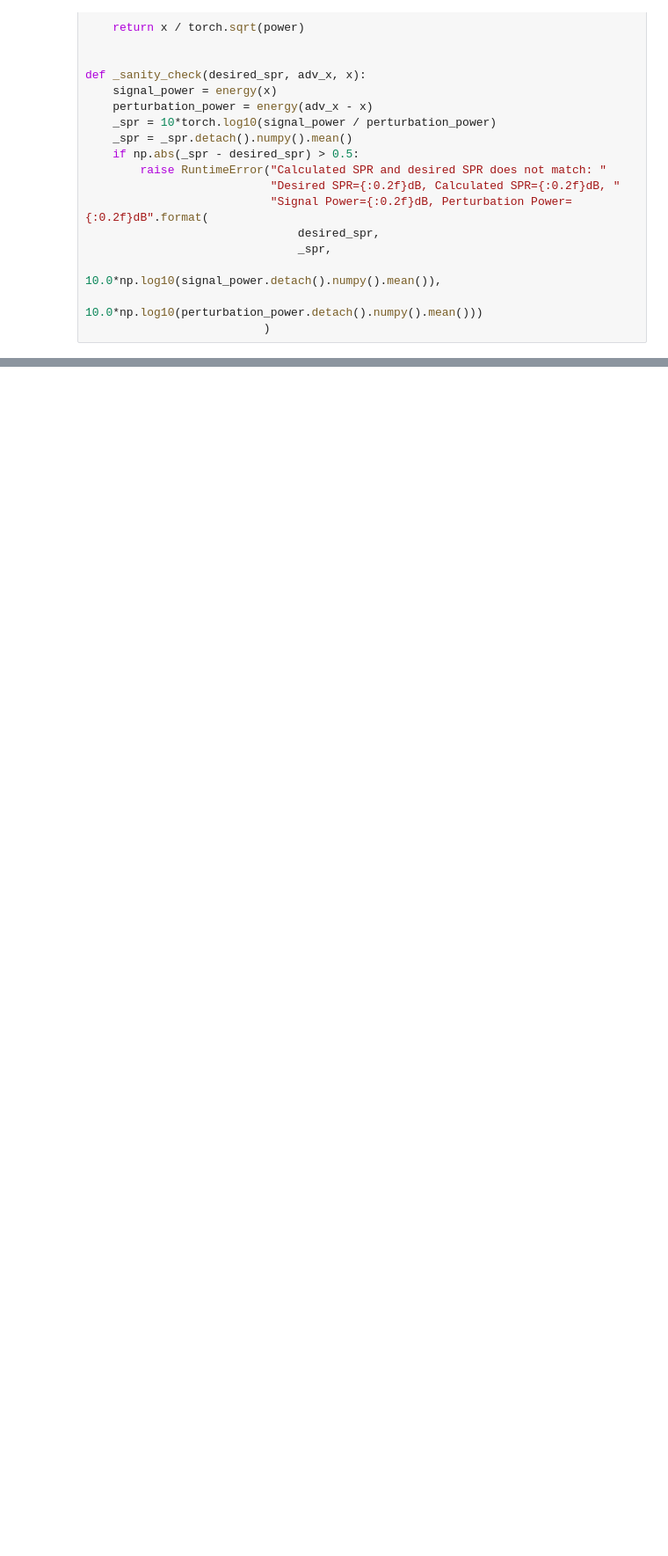
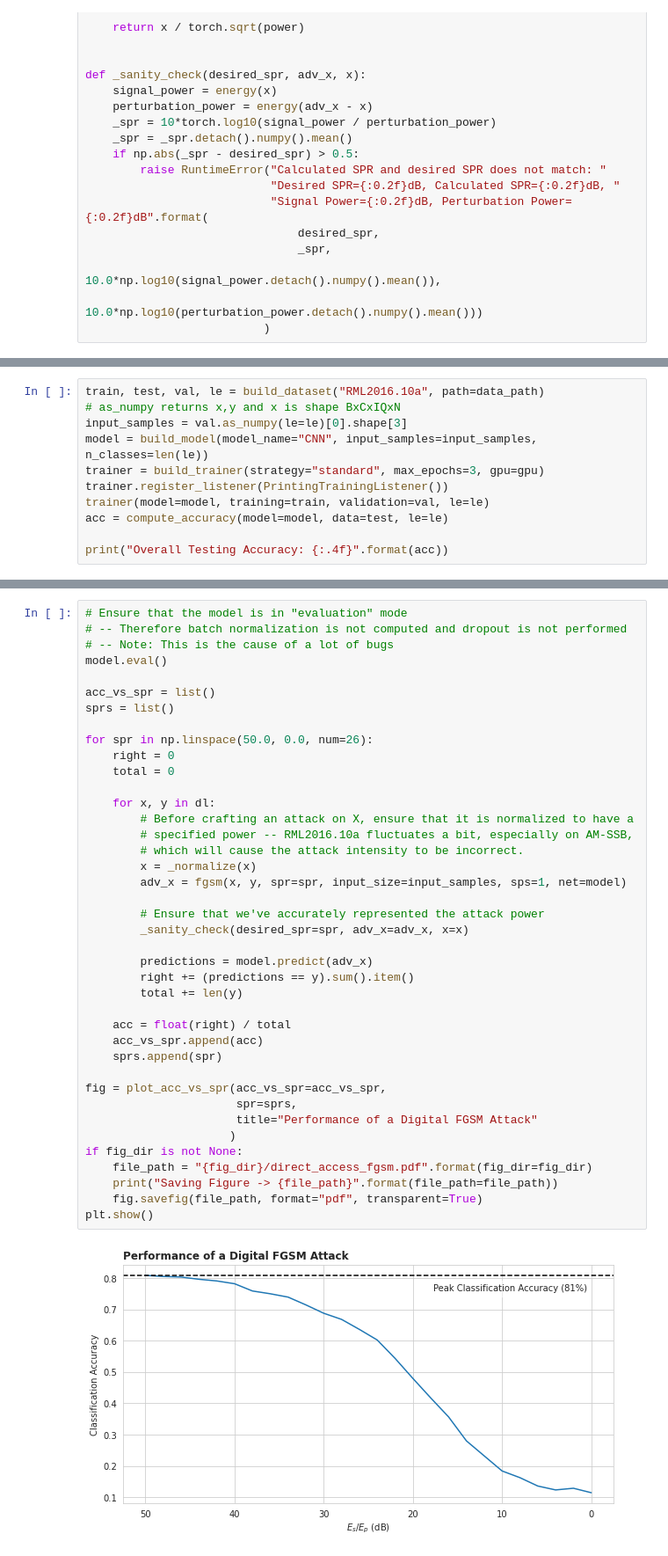
Before and after one commit to ongtiongheng/rfml, a Jupyter notebook: flower_module2_solutions_with_attack_PGP_FGSM_CNN.ipynb, the cells around one changed output, grey strips where cells are left out. Shown at 88% size. Saved outputs shown, nothing was run; the diff lists cells and outputs as text; blank space fills up the shorter version.

```diff
--- a/flower_module2_solutions_with_attack_PGP_FGSM_CNN.ipynb
+++ b/flower_module2_solutions_with_attack_PGP_FGSM_CNN.ipynb
@@ -824,0 +618,11 @@ AttributeError: ignored
+# %%
+train, test, val, le = build_dataset("RML2016.10a", path=data_path)
+# as_numpy returns x,y and x is shape BxCxIQxN
+input_samples = val.as_numpy(le=le)[0].shape[3]
+model = build_model(model_name="CNN", input_samples=input_samples, n_classes=len(le))
+trainer = build_trainer(strategy="standard", max_epochs=3, gpu=gpu)
+trainer.register_listener(PrintingTrainingListener())
+trainer(model=model, training=train, validation=val, le=le)
+acc = compute_accuracy(model=model, data=test, le=le)
+
+print("Overall Testing Accuracy: {:.4f}".format(acc))
@@ -824,0 +655,42 @@ AttributeError: ignored
+# %%
+# Ensure that the model is in "evaluation" mode
+# -- Therefore batch normalization is not computed and dropout is not performed
+# -- Note: This is the cause of a lot of bugs
+model.eval()
+
+acc_vs_spr = list()
+sprs = list()
+
+for spr in np.linspace(50.0, 0.0, num=26):
+    right = 0
+    total = 0
+
+    for x, y in dl:
+        # Before crafting an attack on X, ensure that it is normalized to have a
+        # specified power -- RML2016.10a fluctuates a bit, especially on AM-SSB,
+        # which will cause the attack intensity to be incorrect.
+        x = _normalize(x)
+        adv_x = fgsm(x, y, spr=spr, input_size=input_samples, sps=1, net=model)
+
+        # Ensure that we've accurately represented the attack power
+        _sanity_check(desired_spr=spr, adv_x=adv_x, x=x)
+
+        predictions = model.predict(adv_x)
+        right += (predictions == y).sum().item()
+        total += len(y)
+
+    acc = float(right) / total
+    acc_vs_spr.append(acc)
+    sprs.append(spr)
+
+fig = plot_acc_vs_spr(acc_vs_spr=acc_vs_spr,
+                      spr=sprs,
+                      title="Performance of a Digital FGSM Attack"
+                     )
+if fig_dir is not None:
+    file_path = "{fig_dir}/direct_access_fgsm.pdf".format(fig_dir=fig_dir)
+    print("Saving Figure -> {file_path}".format(file_path=file_path))
+    fig.savefig(file_path, format="pdf", transparent=True)
+plt.show()
+# %% [output]
+[figure, added]
```
Also changed, not shown: parts of 40 cells of this notebook.
